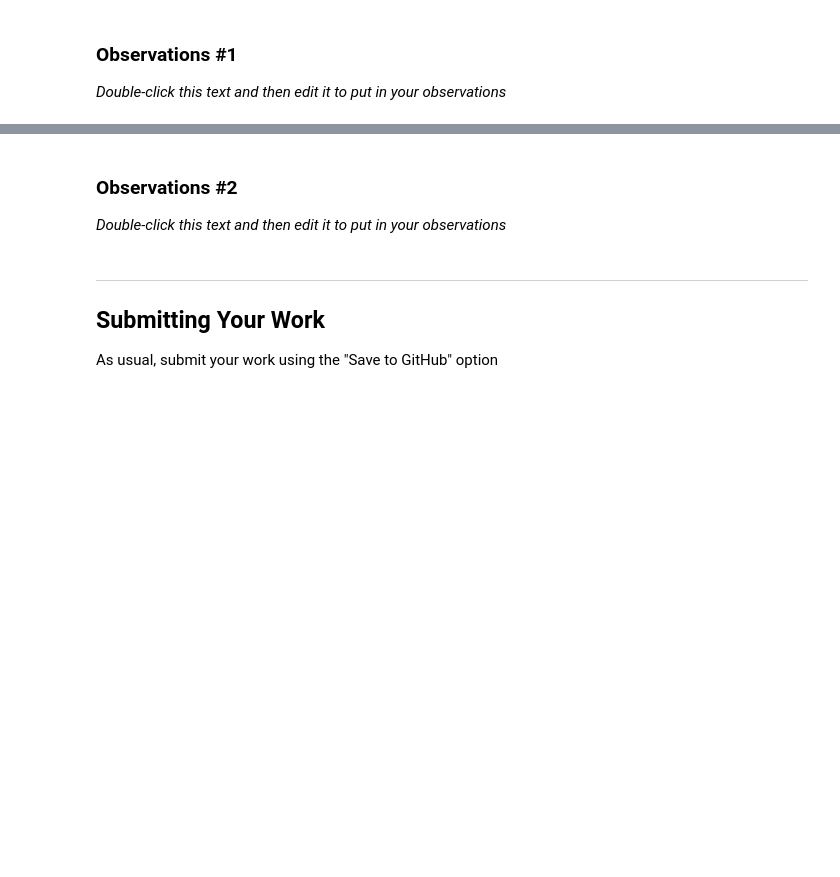
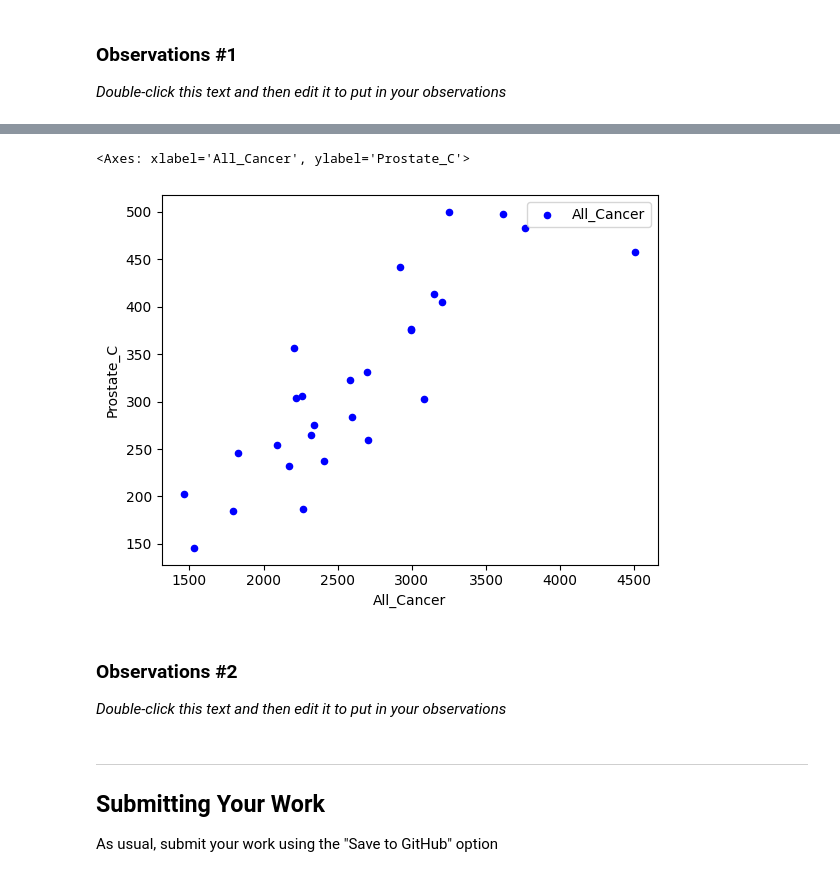
Before and after one commit to tannerunaveen4/hds5210-2023, a Jupyter notebook: week09/week09_assignment_2.ipynb, the cells around one changed output, grey strips where cells are left out. Saved outputs shown, nothing was run; the diff lists cells and outputs as text; code cells hidden in the pictures; blank space fills up the shorter version.

```diff
--- a/week09/week09_assignment_2.ipynb
+++ b/week09/week09_assignment_2.ipynb
@@ -240,3 +303,8 @@ _Double-click this text and then edit it to put in your observations_
+# %%
+cancer.plot.scatter(x='All_Cancer', y='Prostate_C', color='blue', label='All_Cancer')
+# %% [output]
+<Axes: xlabel='All_Cancer', ylabel='Prostate_C'>
+[figure, added]
 # %% [markdown]
 ### Observations #2
 
```
Also changed, not shown: parts of 10 cells of this notebook.
